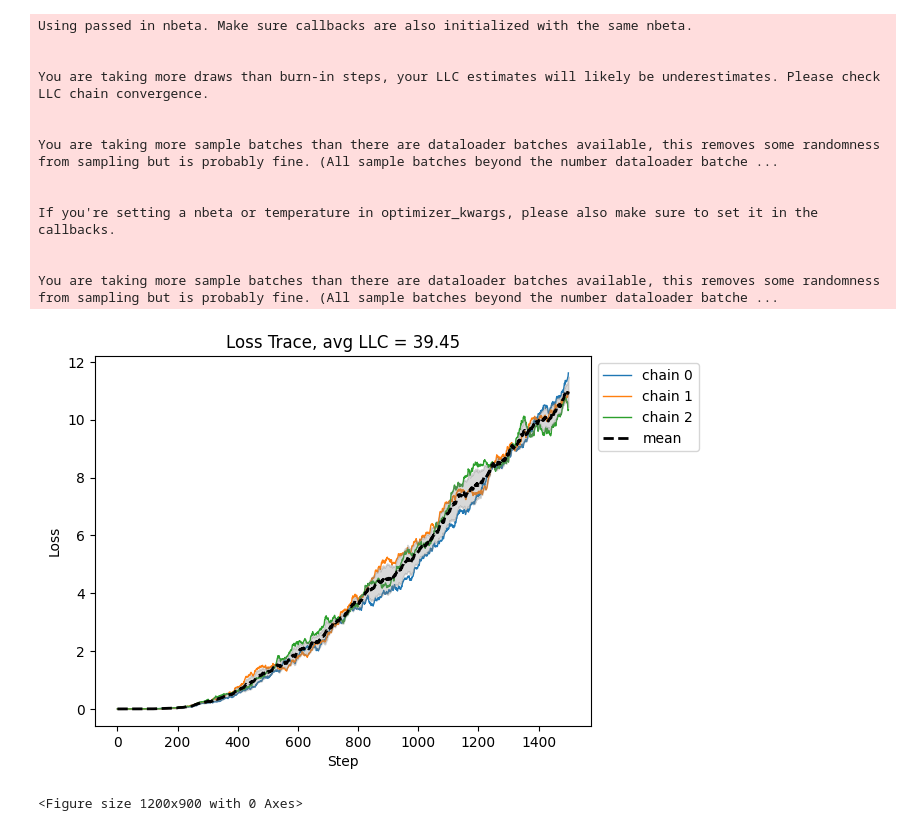
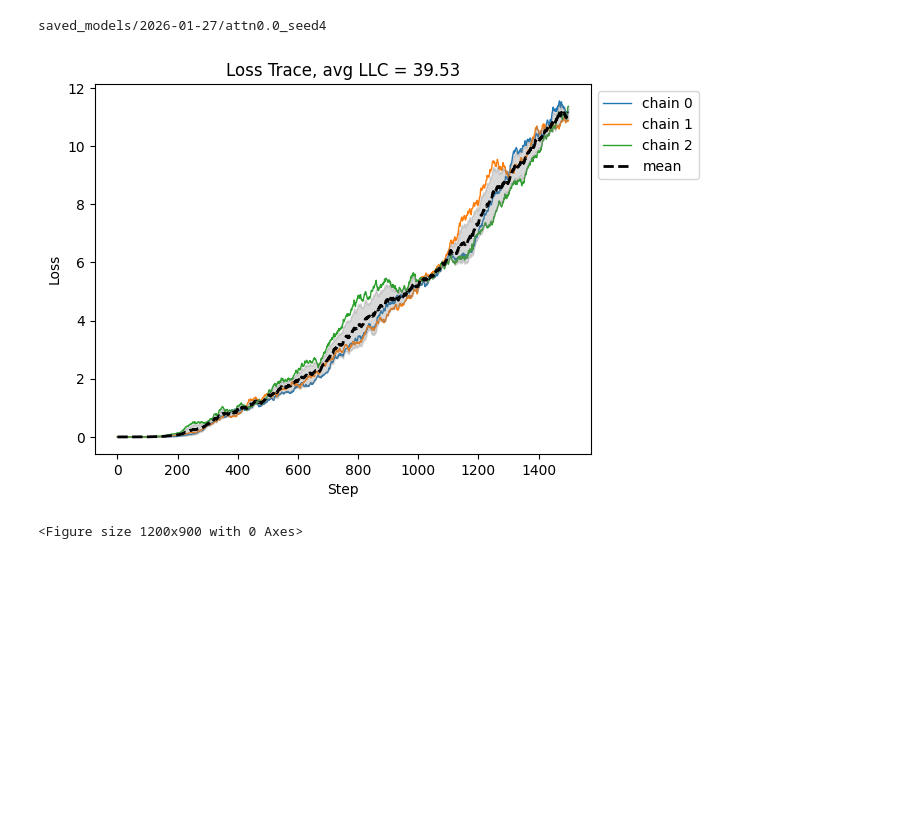
Before and after one commit to hannagabor/pizza_clock, a Jupyter notebook: exploration.ipynb, the cells around one changed output. Drawn from its saved outputs; the diff is of its cells as text; code cells hidden in the pictures; blank space fills up the shorter version.

```diff
--- a/exploration.ipynb
+++ b/exploration.ipynb
@@ -154,44 +144,7 @@ analyzer.plot(div_out_beta=True)
-# %%
-def estimate_and_plot_llc(lr =1e-5, nbeta=10.0, localization=10.0, num_chains=3, num_draws=1500):
-
-    learning_coeff_stats = estimate_learning_coeff_with_summary(
-        final_model,
-        loader=train_loader,
-        evaluate=evaluate_last_position_ce,
-        sampling_method=SGLD,
-        optimizer_kwargs=dict(lr=lr, nbeta=nbeta, localization=localization),
-        num_chains=num_chains,
-        num_draws=num_draws,
-        device=get_device(),
-        online=True,
-    )
-    trace = learning_coeff_stats["loss/trace"]
-    plot_trace(
-        trace,
-        "Loss",
-        x_axis="Step",
-        title=f"Loss Trace, avg LLC = {sum(learning_coeff_stats['llc/means']) / len(learning_coeff_stats['llc/means']):.2f}",
-        plot_mean=False,
-        plot_std=False,
-        fig_size=(12, 9),
-        true_lc=None,
-    )
 # %%
-estimate_and_plot_llc()
+estimate_and_plot_llc(dir_path)
 # %% [output]
-Using passed in nbeta. Make sure callbacks are also initialized with the same nbeta.
-
-
-You are taking more draws than burn-in steps, your LLC estimates will likely be underestimates. Please check LLC chain convergence.
-
-
-You are taking more sample batches than there are dataloader batches available, this removes some randomness from sampling but is probably fine. (All sample batches beyond the number dataloader batche ...
-
-
-If you're setting a nbeta or temperature in optimizer_kwargs, please also make sure to set it in the callbacks.
-
-
-You are taking more sample batches than there are dataloader batches available, this removes some randomness from sampling but is probably fine. (All sample batches beyond the number dataloader batche ...
+saved_models/2026-01-27/attn0.0_seed4
-[figure, old version]
+[figure, new version]
 <Figure size 1200x900 with 0 Axes>
 # %%
```
Also changed, not shown: parts of 9 cells of this notebook.
